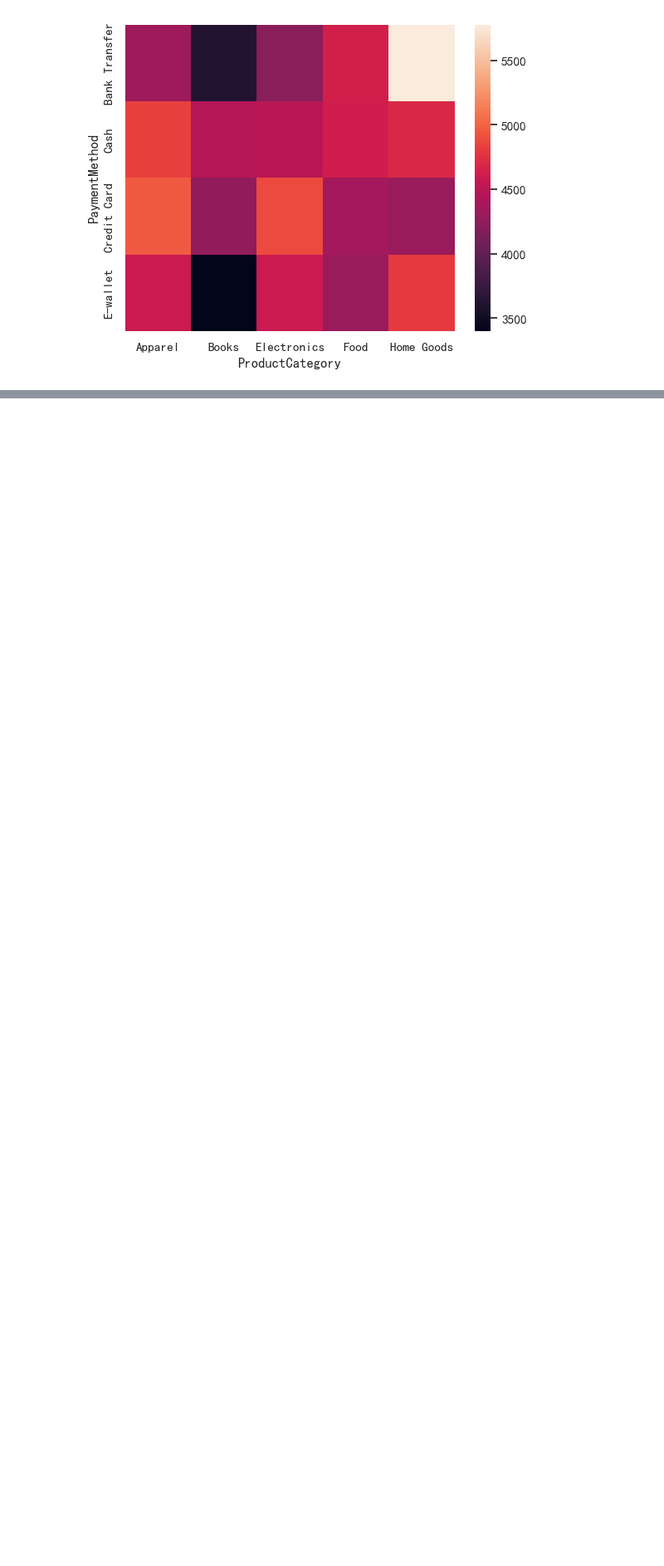
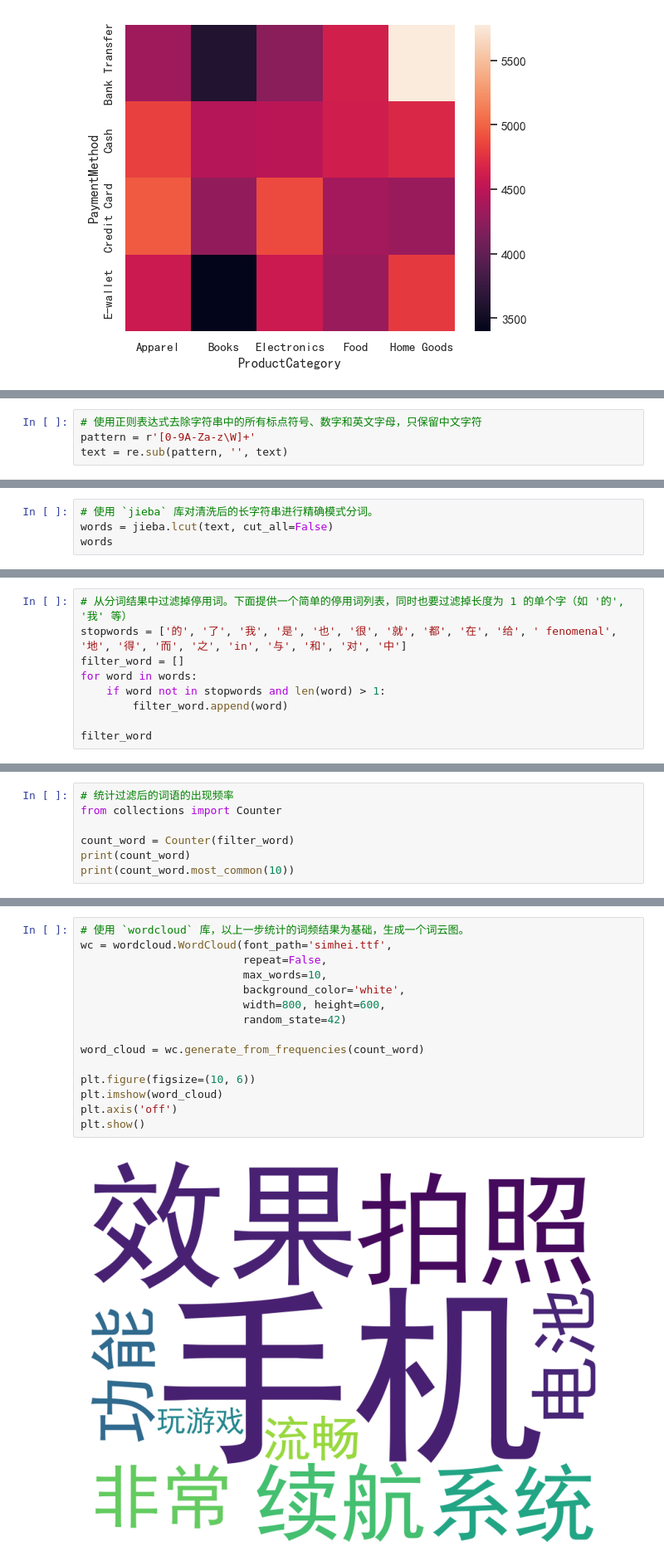
Before and after one commit to yt-x/ds_learn, a Jupyter notebook: practice/practice1.ipynb, the cells around one changed output, grey strips where cells are left out. Shown at 83% size. Cells and saved outputs as stored; diff of their text form; blank space fills up the shorter version.

```diff
--- a/practice/practice1.ipynb
+++ b/practice/practice1.ipynb
@@ -744,0 +807,4 @@ np.int64(2)
+# %%
+# 使用正则表达式去除字符串中的所有标点符号、数字和英文字母，只保留中文字符
+pattern = r'[0-9A-Za-z\W]+'
+text = re.sub(pattern, '', text)
@@ -744,0 +813,4 @@ np.int64(2)
+# %%
+# 使用 `jieba` 库对清洗后的长字符串进行精确模式分词。
+words = jieba.lcut(text, cut_all=False)
+words
@@ -744,0 +835,9 @@ np.int64(2)
+# %%
+# 从分词结果中过滤掉停用词。下面提供一个简单的停用词列表，同时也要过滤掉长度为 1 的单个字（如 '的', '我' 等）
+stopwords = ['的', '了', '我', '是', '也', '很', '就', '都', '在', '给', ' fenomenal', '地', '得', '而', '之', 'in', '与', '和', '对', '中']
+filter_word = []
+for word in words:
+    if word not in stopwords and len(word) > 1:
+        filter_word.append(word)
+
+filter_word
@@ -744,0 +862,7 @@ np.int64(2)
+# %%
+# 统计过滤后的词语的出现频率
+from collections import Counter
+
+count_word = Counter(filter_word)
+print(count_word)
+print(count_word.most_common(10))
@@ -744,0 +872,17 @@ np.int64(2)
+# %%
+# 使用 `wordcloud` 库，以上一步统计的词频结果为基础，生成一个词云图。
+wc = wordcloud.WordCloud(font_path='simhei.ttf',
+                         repeat=False,
+                         max_words=10,
+                         background_color='white',
+                         width=800, height=600,
+                         random_state=42)
+
+word_cloud = wc.generate_from_frequencies(count_word)
+
+plt.figure(figsize=(10, 6))
+plt.imshow(word_cloud)
+plt.axis('off')
+plt.show()
+# %% [output]
+[figure, added]
```
Also changed, not shown: parts of 11 cells of this notebook, 8 other files.
